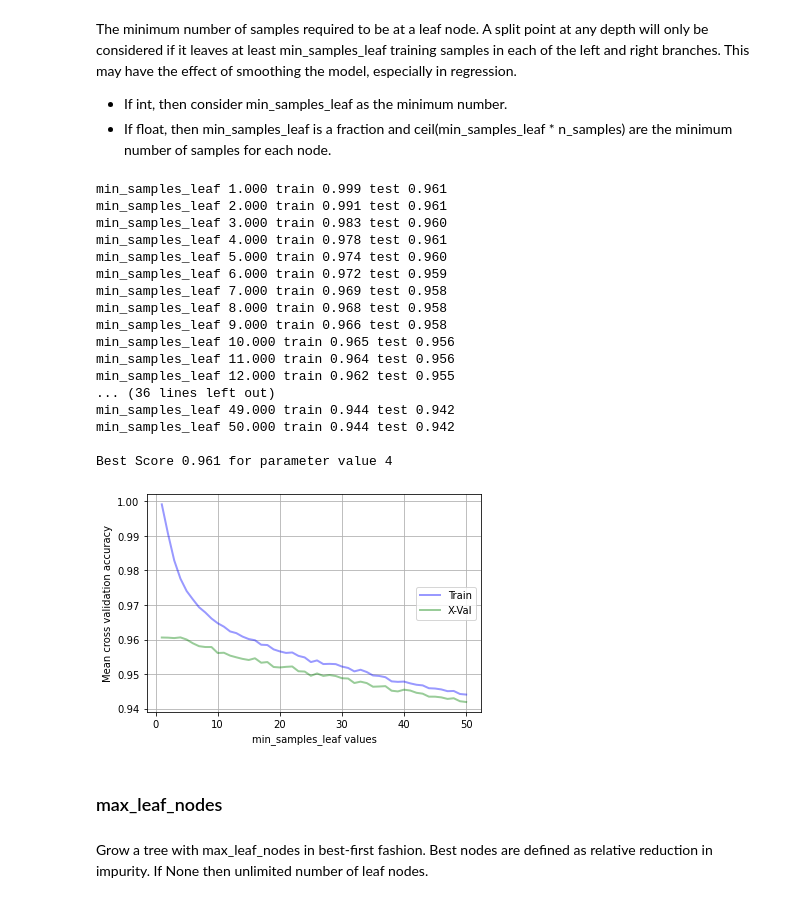
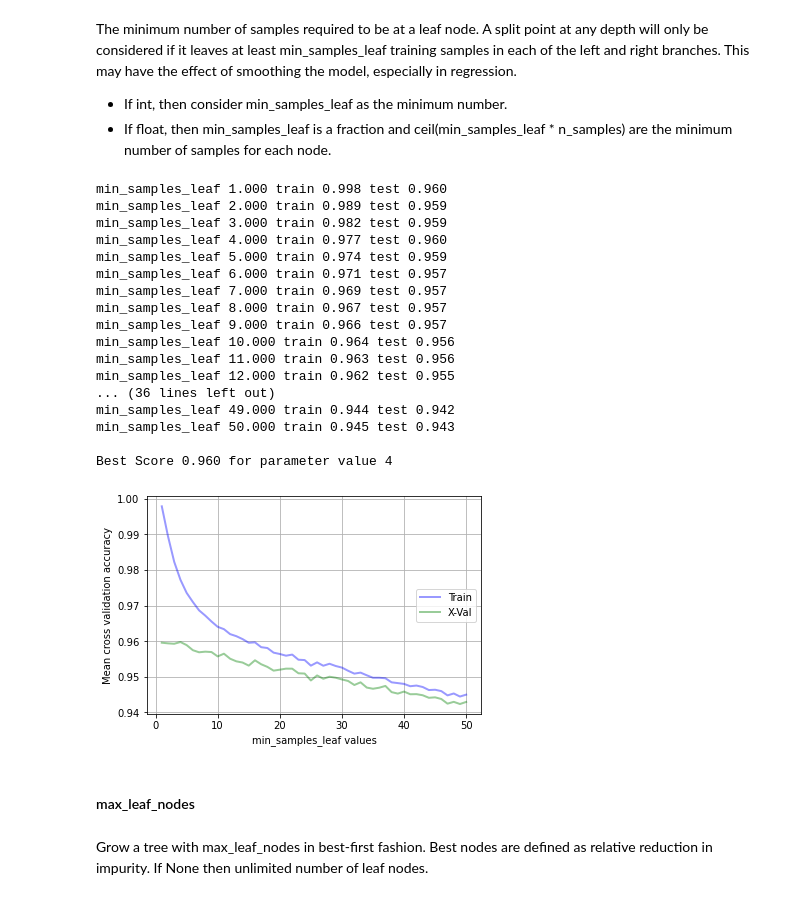
Before and after one commit to gpala7077/Classifying_Airline_Customer_Satisfication, a Jupyter notebook: Final_Project_random_forest.ipynb, the cells around one changed output. Saved outputs shown, nothing was run; the diff lists cells and outputs as text; code cells hidden in the pictures.

```diff
--- a/Final_Project_random_forest.ipynb
+++ b/Final_Project_random_forest.ipynb
@@ -183,35 +187,35 @@ The minimum number of samples required to be at a leaf node. A split point at an
 * If int, then consider min_samples_leaf as the minimum number.
 * If float, then min_samples_leaf is a fraction and ceil(min_samples_leaf * n_samples) are the minimum number of samples for each node.
 # %%
-rf = RandomForestClassifier(n_estimators=20, random_state=33, n_jobs=-1)
+rf = RandomForestClassifier(n_estimators=12, random_state=33, n_jobs=-1)
 
 param_range = range(1,51)
 
 train_scores, test_scores = calc_params(X_train_s, y_train, rf, param_range, 'min_samples_leaf', 5, verbose=True)
 
 max_at = np.where(test_scores==np.max(test_scores))[0][0]
 print("\nBest Score {:.3f} for parameter value".format(test_scores[max_at]), [*param_range][max_at])
 # %% [output]
-min_samples_leaf 1.000 train 0.999 test 0.961
-min_samples_leaf 2.000 train 0.991 test 0.961
-min_samples_leaf 3.000 train 0.983 test 0.960
-min_samples_leaf 4.000 train 0.978 test 0.961
-min_samples_leaf 5.000 train 0.974 test 0.960
-min_samples_leaf 6.000 train 0.972 test 0.959
-min_samples_leaf 7.000 train 0.969 test 0.958
-min_samples_leaf 8.000 train 0.968 test 0.958
-min_samples_leaf 9.000 train 0.966 test 0.958
-min_samples_leaf 10.000 train 0.965 test 0.956
-min_samples_leaf 11.000 train 0.964 test 0.956
+min_samples_leaf 1.000 train 0.998 test 0.960
+min_samples_leaf 2.000 train 0.989 test 0.959
+min_samples_leaf 3.000 train 0.982 test 0.959
+min_samples_leaf 4.000 train 0.977 test 0.960
+min_samples_leaf 5.000 train 0.974 test 0.959
+min_samples_leaf 6.000 train 0.971 test 0.957
+min_samples_leaf 7.000 train 0.969 test 0.957
+min_samples_leaf 8.000 train 0.967 test 0.957
+min_samples_leaf 9.000 train 0.966 test 0.957
+min_samples_leaf 10.000 train 0.964 test 0.956
+min_samples_leaf 11.000 train 0.963 test 0.956
 min_samples_leaf 12.000 train 0.962 test 0.955
 ... (36 lines left out)
 min_samples_leaf 49.000 train 0.944 test 0.942
-min_samples_leaf 50.000 train 0.944 test 0.942
+min_samples_leaf 50.000 train 0.945 test 0.943
 
-Best Score 0.961 for parameter value 4
+Best Score 0.960 for parameter value 4
-[figure, old version]
+[figure, new version]
 # %% [markdown]
-### max_leaf_nodes
+#### max_leaf_nodes
 # %% [markdown]
 Grow a tree with max_leaf_nodes in best-first fashion. Best nodes are defined as relative reduction in impurity. If None then unlimited number of leaf nodes.
 # %%
```
Also changed, not shown: parts of 32 cells of this notebook.
